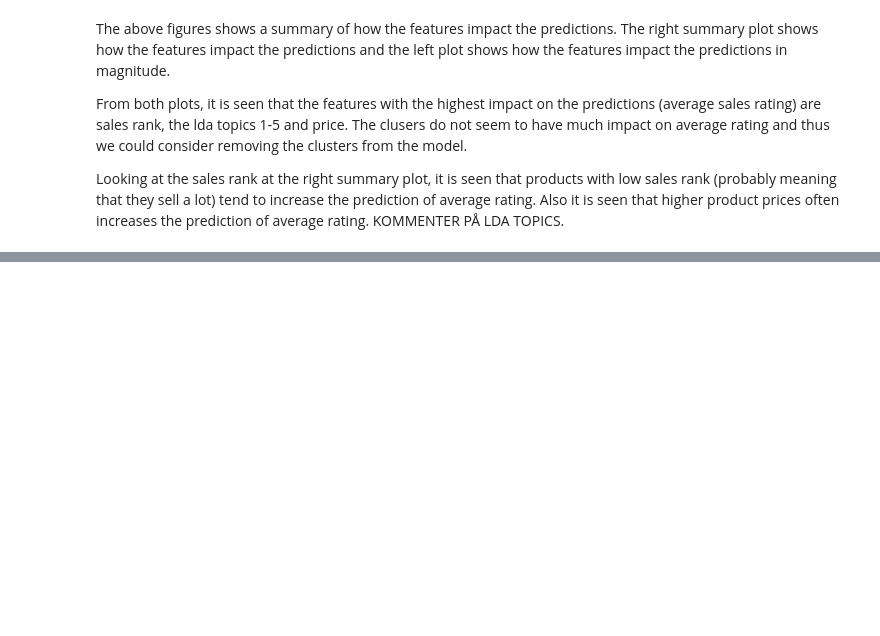
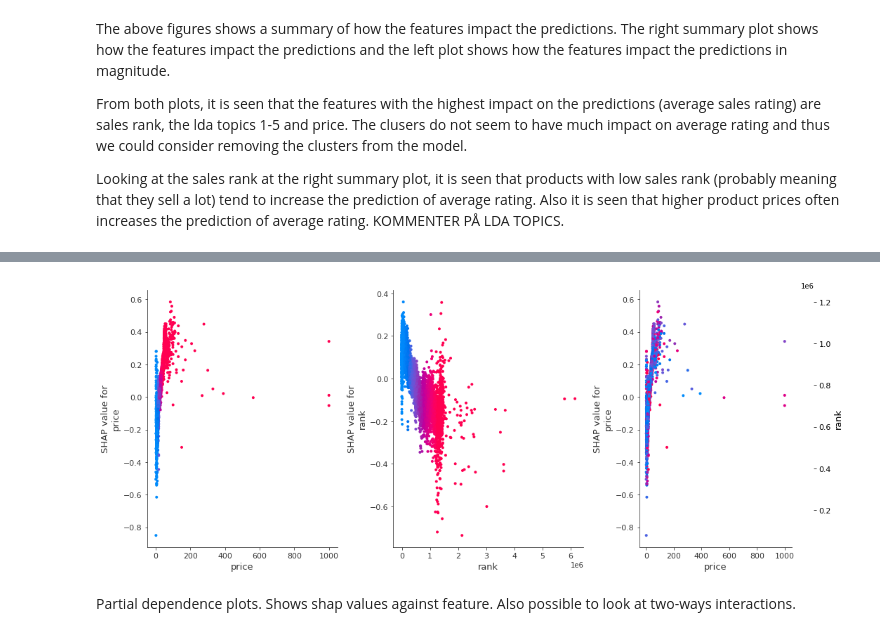
Before and after one commit to FKjaeren/Advanced_BA_project, a Jupyter notebook: Interpretability.ipynb, the cells around one changed output, grey strips where cells are left out. Cells and saved outputs as stored; diff of their text form; code cells hidden in the pictures; blank space fills up the shorter version.

```diff
--- a/Interpretability.ipynb
+++ b/Interpretability.ipynb
@@ -77,2 +83,14 @@ shap.dependence_plot(ind='lda5', interaction_index='lda5',shap_values=shap_value
+# %%
+# shap summary plots
+fig, axes = plt.subplots(1,3,figsize=(15,6))
+shap.dependence_plot(ind='price', interaction_index='price',shap_values=shap_values, features=X_test, show=False, ax = axes[0])
+shap.dependence_plot(ind='rank', interaction_index='rank',shap_values=shap_values, features=X_test, show=False, ax = axes[1])
+shap.dependence_plot(ind='price', interaction_index='rank',shap_values=shap_values, features=X_test, show=False, ax = axes[2])
+plt.tight_layout()
+plt.show()
+# %% [output]
+[figure, added]
+# %% [markdown]
+Partial dependence plots. Shows shap values against feature. Also possible to look at two-ways interactions.
 # %%
 # plot of catboost tree
```
Also changed, not shown: parts of 4 cells of this notebook.
